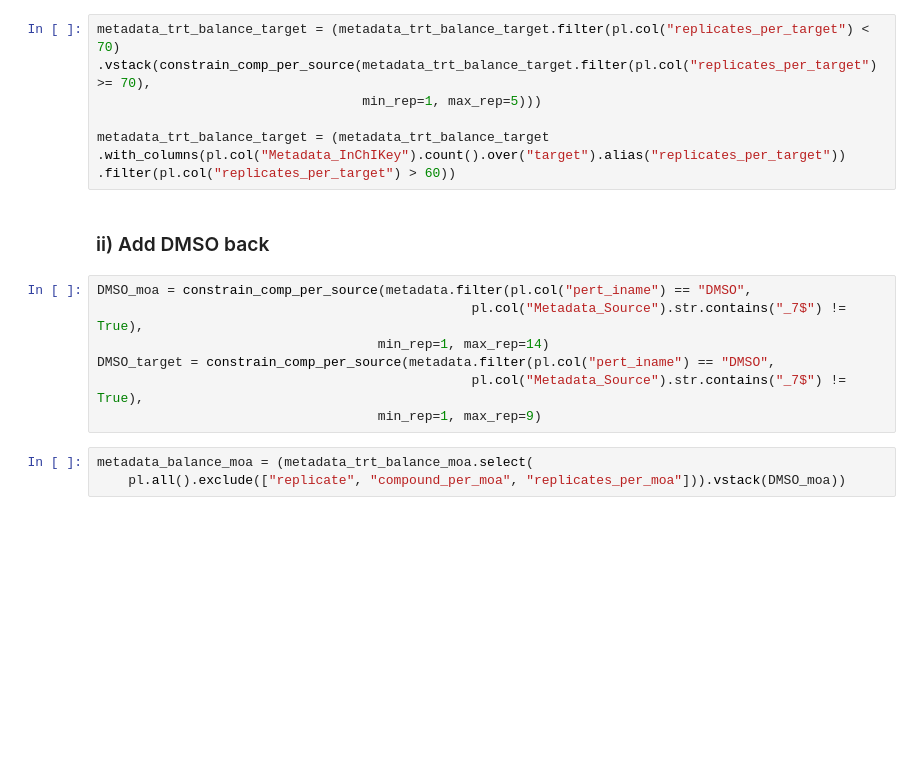
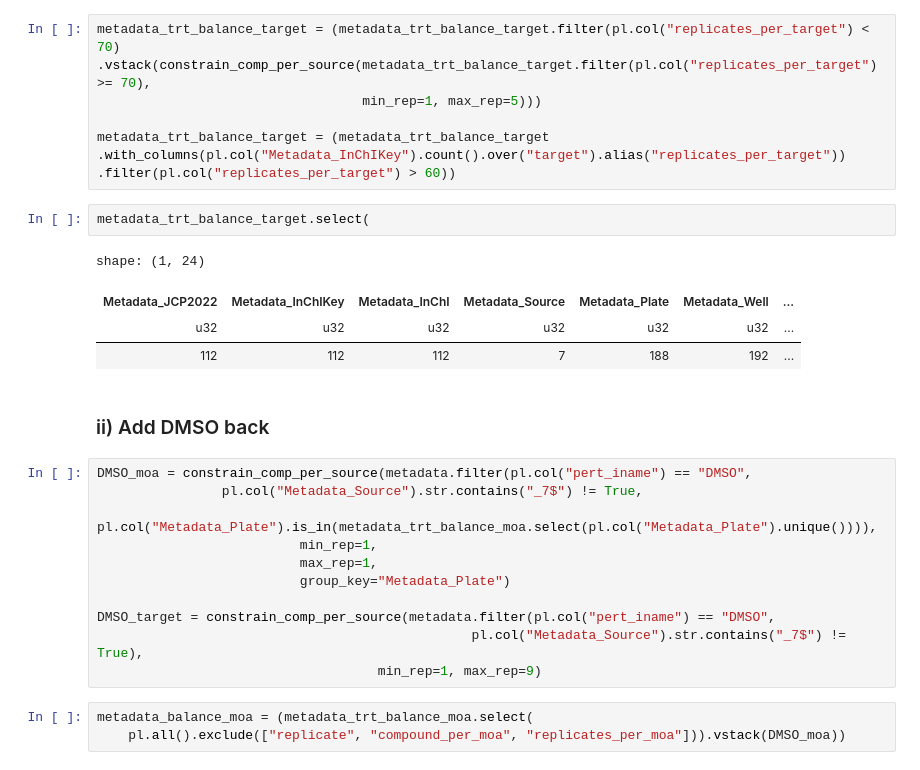
Before and after one commit to afermg/jump_attribution, a Jupyter notebook: workspace/analysis/naive_classifier_profiles.ipynb, the cells around one changed output. Drawn from its saved outputs; the diff is of its cells as text; blank space fills up the shorter version.

```diff
--- a/workspace/analysis/naive_classifier_profiles.ipynb
+++ b/workspace/analysis/naive_classifier_profiles.ipynb
@@ -195,12 +197,23 @@ metadata_trt_balance_target = (metadata_trt_balance_target.filter(pl.col("replic
 metadata_trt_balance_target = (metadata_trt_balance_target
 .with_columns(pl.col("Metadata_InChIKey").count().over("target").alias("replicates_per_target"))
 .filter(pl.col("replicates_per_target") > 60))
+# %%
+metadata_trt_balance_target.select(
+# %% [output]
+shape: (1, 24)
+| Metadata_JCP2022 | Metadata_InChIKey | Metadata_InChI | Metadata_Source | Metadata_Plate | Metadata_Well | ... |
+| u32 | u32 | u32 | u32 | u32 | u32 | ... |
+| 112 | 112 | 112 | 7 | 188 | 192 | ... |
 # %% [markdown]
 ### ii) Add DMSO back
 # %%
 DMSO_moa = constrain_comp_per_source(metadata.filter(pl.col("pert_iname") == "DMSO",
-                                                pl.col("Metadata_Source").str.contains("_7$") != True),
-                                    min_rep=1, max_rep=14)
+                pl.col("Metadata_Source").str.contains("_7$") != True,
+                pl.col("Metadata_Plate").is_in(metadata_trt_balance_moa.select(pl.col("Metadata_Plate").unique()))),
+                          min_rep=1,
+                          max_rep=1,
+                          group_key="Metadata_Plate")
+
 DMSO_target = constrain_comp_per_source(metadata.filter(pl.col("pert_iname") == "DMSO",
                                                 pl.col("Metadata_Source").str.contains("_7$") != True),
                                     min_rep=1, max_rep=9)
```
Also changed, not shown: parts of 17 cells of this notebook.
